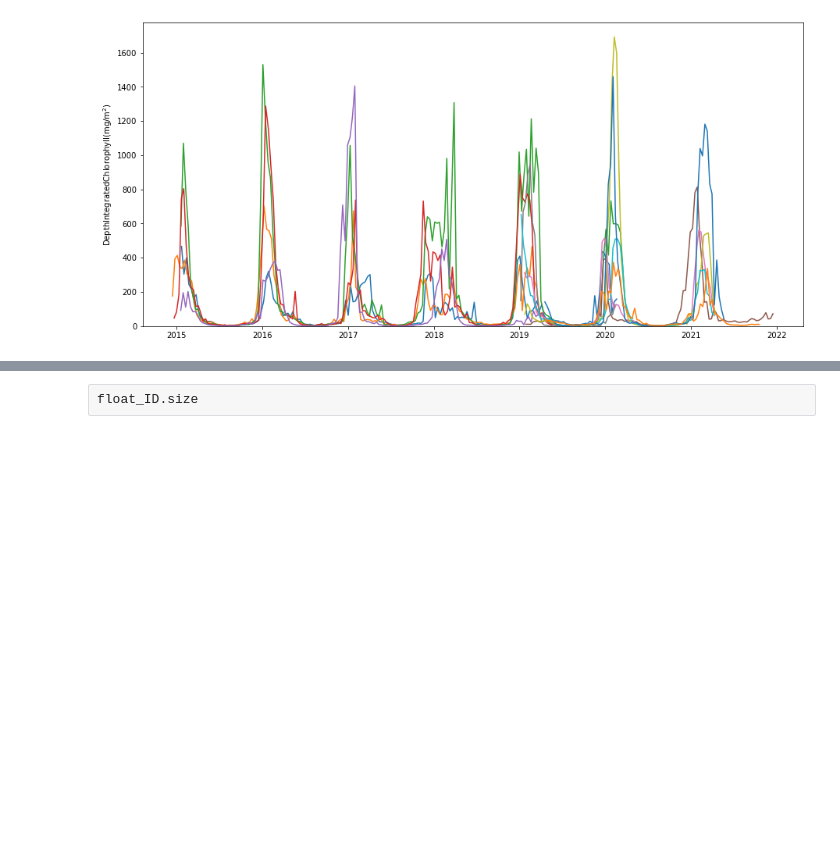
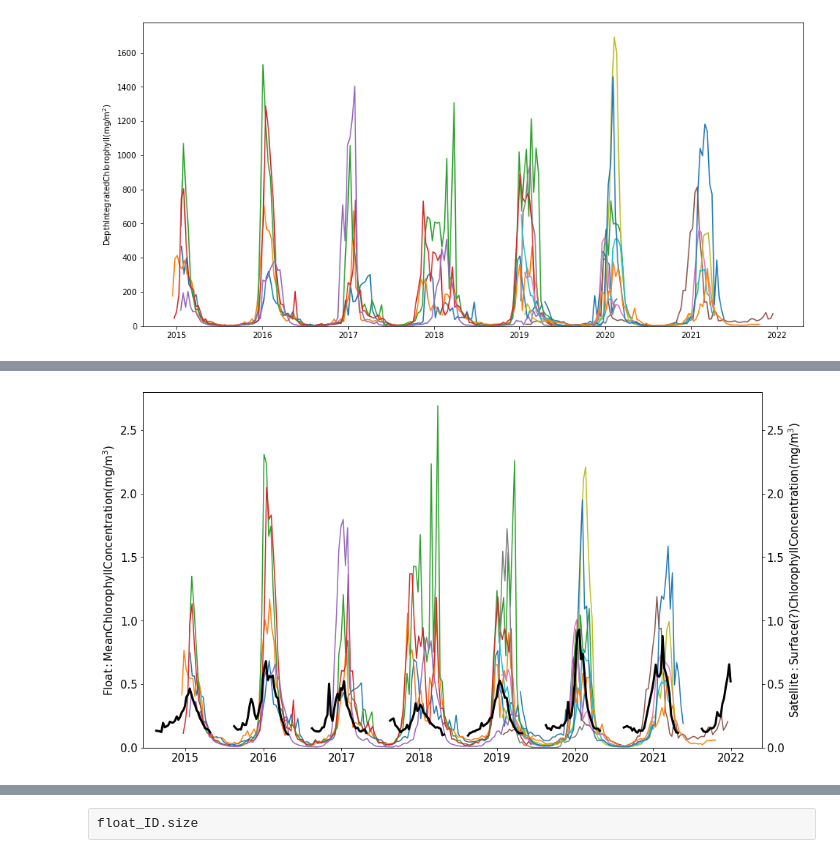
Before and after one commit to ClaraCDouglas/net_community_production, a Jupyter notebook: notebooks/Satellite_float_Matchup.ipynb, the cells around one changed output, grey strips where cells are left out. Drawn from its saved outputs; the diff is of its cells as text; code cells hidden in the pictures; blank space fills up the shorter version.

```diff
--- a/notebooks/Satellite_float_Matchup.ipynb
+++ b/notebooks/Satellite_float_Matchup.ipynb
@@ -625,0 +506,35 @@ Text(0, 0.5, '$\\mathregular {Depth Integrated Chlorophyll (mg/m^2)}$')
+# %%
+fig = plt.figure(figsize = (25,25))
+ax0 = fig.add_axes([0.07,0.65,0.47,0.27])
+for f_ix in range(0,len(float_ID)):
+    ID=float_ID[f_ix]
+    chl=AllFloats[ID]['dMean_Chl'] #chl_intr200 #surf_Chl #dMean_Chl
+    date=AllFloats[ID]['dates_dt']
+    ax0.plot(date,chl)
+ax0.set_ylim(0)
+ax0.set_ylim([0,2.8])
+#ax0.set_ylim([0,12])
+
+#ax0.set_ylabel('$\mathregular {Depth Integrated Chlorophyll (mg/m^2)}$')
+ax0.set_ylabel('$\mathregular {Float: Mean Chlorophyll Concentration (mg/m^3)}$')
+
+#ax0.plot([2014,2022],[0,0],c='grey', linestyle='dashed')
+
+ax1=ax0.twinx()
+ax1.plot(datezz,Chl_WG_cut[:], c='black',linewidth=3)
+ax1.set_ylim([0,2.8])
+ax1.set_xlim(left=datezz[20])
+ax1.set_ylabel('$\mathregular {Satellite: Surface(?) Chlorophyll Concentration (mg/m^3)}$')
+
+plt.rcParams.update({'font.size': 6})
+plt.rc('font', size=15)
+
+plt.savefig("FloatMean_SatelliteSurf_ChlConc.pdf",
+            bbox_inches ="tight",
+            pad_inches = 1,
+            transparent = True,
+            facecolor ="w",
+            edgecolor ='w',
+            orientation ='landscape')
+# %% [output]
+[figure, added]
```
Also changed, not shown: parts of 11 cells of this notebook, 6 other files.
